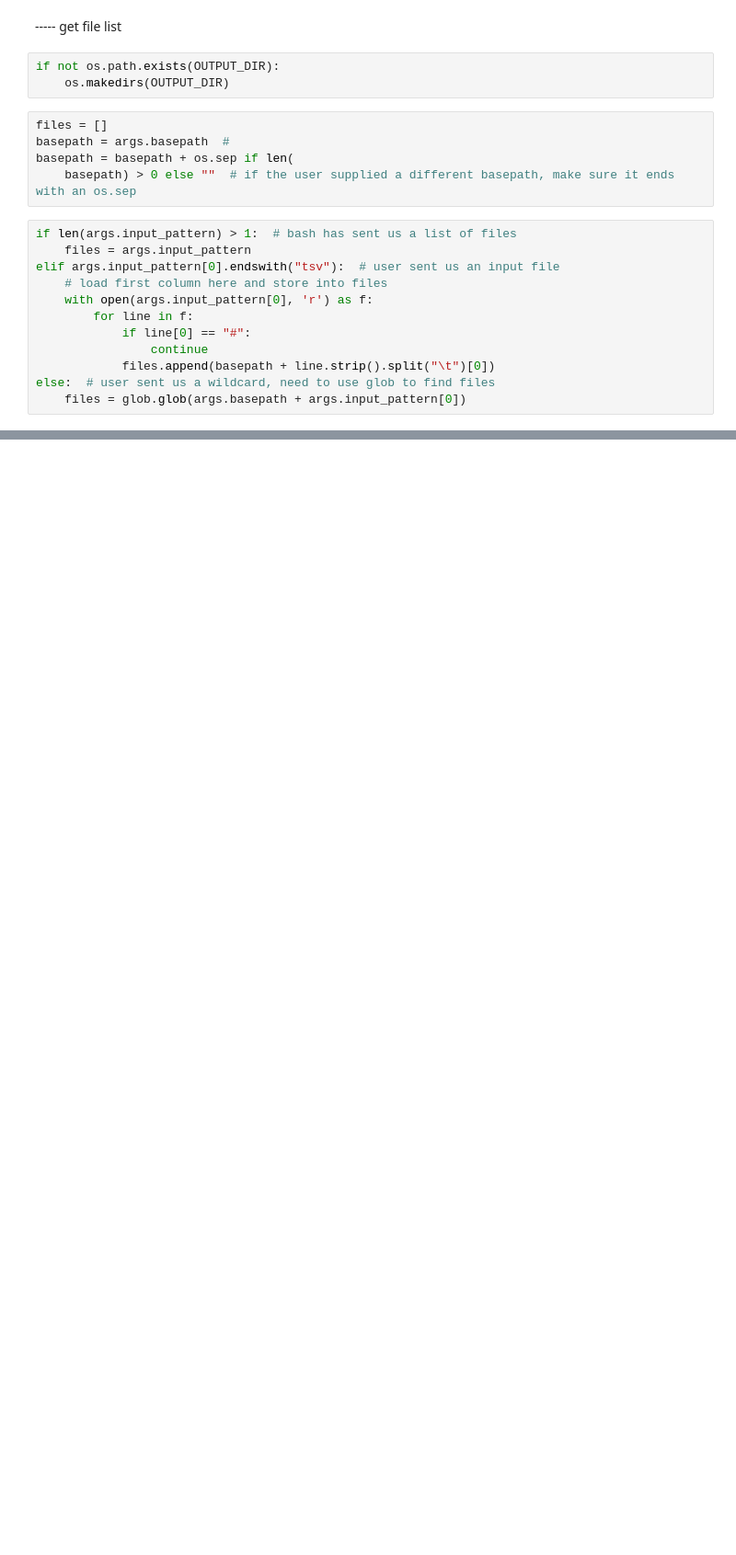
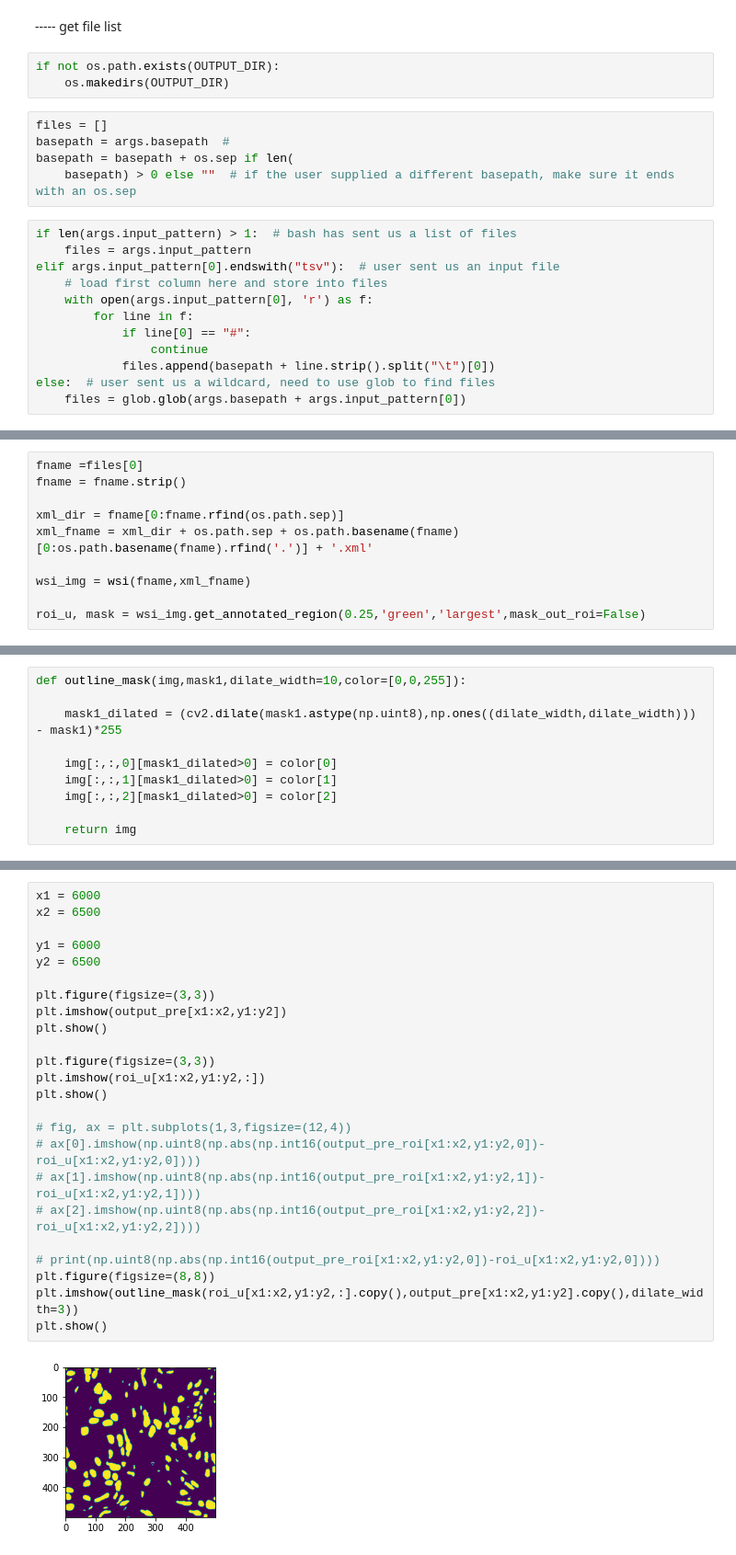
Before and after one commit to Hxitech/PytorchDigitalPathology, a Jupyter notebook: segmentation_epistroma_unet/make_output_unet_cmd_wsi.ipynb, the cells around one changed output, grey strips where cells are left out. Shown at 92% size. Drawn from its saved outputs; the diff is of its cells as text; blank space fills up the shorter version.

```diff
--- a/segmentation_epistroma_unet/make_output_unet_cmd_wsi.ipynb
+++ b/segmentation_epistroma_unet/make_output_unet_cmd_wsi.ipynb
@@ -112,0 +247,10 @@ else:  # user sent us a wildcard, need to use glob to find files
+# %%
+fname =files[0]
+fname = fname.strip()
+
+xml_dir = fname[0:fname.rfind(os.path.sep)]
+xml_fname = xml_dir + os.path.sep + os.path.basename(fname)[0:os.path.basename(fname).rfind('.')] + '.xml'
+
+wsi_img = wsi(fname,xml_fname)
+
+roi_u, mask = wsi_img.get_annotated_region(0.25,'green','largest',mask_out_roi=False)
@@ -112,0 +259,10 @@ else:  # user sent us a wildcard, need to use glob to find files
+# %%
+def outline_mask(img,mask1,dilate_width=10,color=[0,0,255]):
+
+    mask1_dilated = (cv2.dilate(mask1.astype(np.uint8),np.ones((dilate_width,dilate_width))) - mask1)*255
+
+    img[:,:,0][mask1_dilated>0] = color[0]
+    img[:,:,1][mask1_dilated>0] = color[1]
+    img[:,:,2][mask1_dilated>0] = color[2]
+
+    return img
@@ -112,0 +275,26 @@ else:  # user sent us a wildcard, need to use glob to find files
+# %%
+x1 = 6000
+x2 = 6500
+
+y1 = 6000
+y2 = 6500
+
+plt.figure(figsize=(3,3))
+plt.imshow(output_pre[x1:x2,y1:y2])
+plt.show()
+
+plt.figure(figsize=(3,3))
+plt.imshow(roi_u[x1:x2,y1:y2,:])
+plt.show()
+
+# fig, ax = plt.subplots(1,3,figsize=(12,4))
+# ax[0].imshow(np.uint8(np.abs(np.int16(output_pre_roi[x1:x2,y1:y2,0])-roi_u[x1:x2,y1:y2,0])))
+# ax[1].imshow(np.uint8(np.abs(np.int16(output_pre_roi[x1:x2,y1:y2,1])-roi_u[x1:x2,y1:y2,1])))
+# ax[2].imshow(np.uint8(np.abs(np.int16(output_pre_roi[x1:x2,y1:y2,2])-roi_u[x1:x2,y1:y2,2])))
+
+# print(np.uint8(np.abs(np.int16(output_pre_roi[x1:x2,y1:y2,0])-roi_u[x1:x2,y1:y2,0])))
+plt.figure(figsize=(8,8))
+plt.imshow(outline_mask(roi_u[x1:x2,y1:y2,:].copy(),output_pre[x1:x2,y1:y2].copy(),dilate_width=3))
+plt.show()
+# %% [output]
+[figure, added]
```
Also changed, not shown: parts of 32 cells of this notebook.
